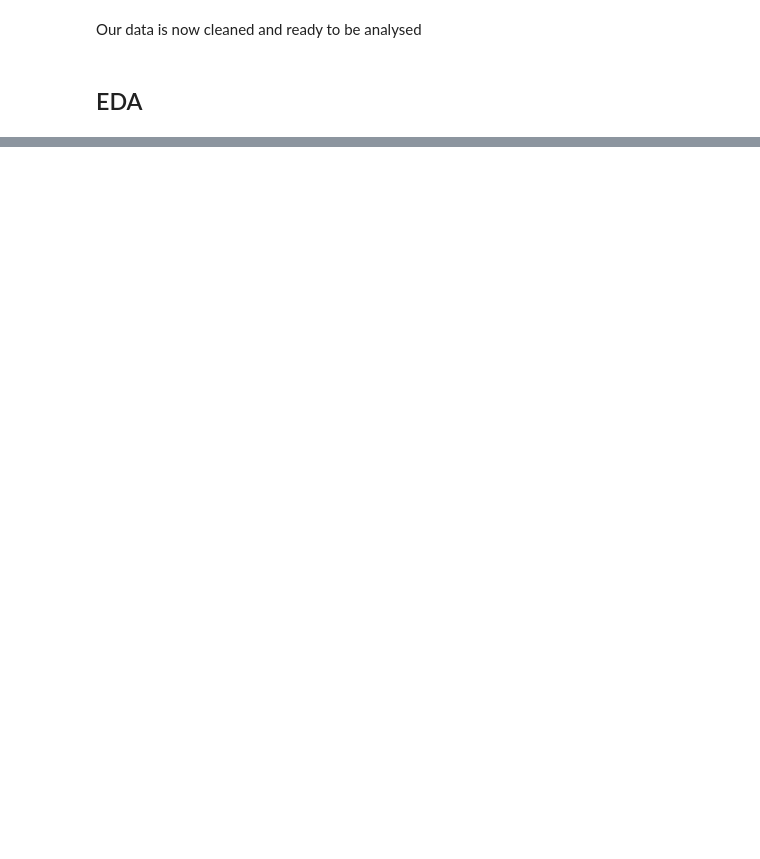
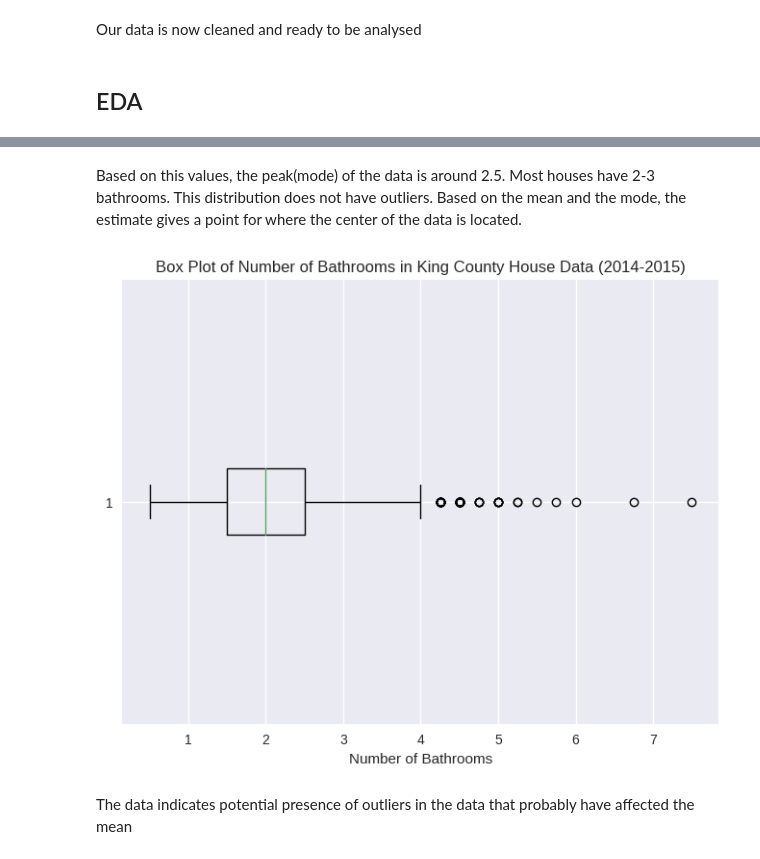
Before and after one commit to learn-co-curriculum/dsc-phase-2-project-v2-3, a Jupyter notebook: student.ipynb, the cells around one changed output, grey strips where cells are left out. Cells and saved outputs as stored; diff of their text form; code cells hidden in the pictures; blank space fills up the shorter version.

```diff
--- a/student.ipynb
+++ b/student.ipynb
@@ -347,0 +455,15 @@ Our data is now cleaned and ready to be analysed
+# %% [markdown]
+Based on this values, the peak(mode) of the data is around 2.5. Most houses have 2-3 bathrooms.
+This distribution does not have outliers.
+Based on the mean and the mode, the estimate gives a point for where the center of the data is located.
+# %%
+plt.figure(figsize=(8, 6))
+plt.boxplot(bathrooms,vert= False)  # vert=False for a horizontal box plot
+plt.xlabel('Number of Bathrooms')
+plt.title('Box Plot of Number of Bathrooms in King County House Data (2014-2015)')
+plt.grid(True)
+plt.show()
+# %% [output]
+[figure, added]
+# %% [markdown]
+The data indicates potential presence of outliers in the data that probably have affected the mean
```
Also changed, not shown: parts of 42 cells of this notebook.
